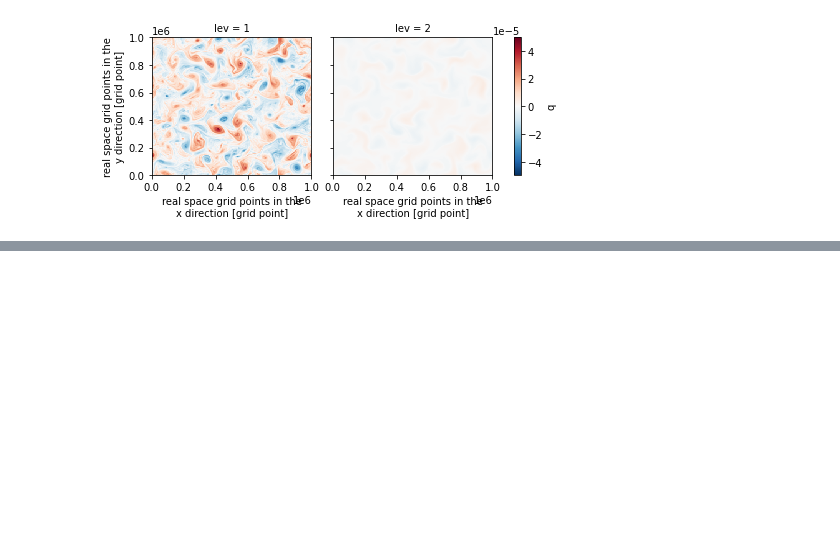
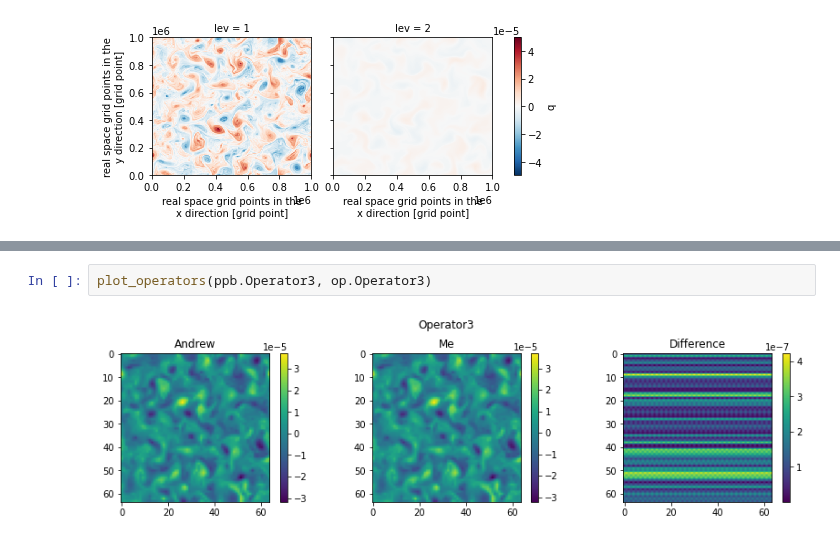
Before and after one commit to m2lines/pyqg_generative, a Jupyter notebook: notebooks/operators.ipynb, the cells around one changed output, grey strips where cells are left out. Drawn from its saved outputs; the diff is of its cells as text; blank space fills up the shorter version.

```diff
--- a/notebooks/operators.ipynb
+++ b/notebooks/operators.ipynb
@@ -107,0 +150,4 @@ op.model_filter(ds.q.isel(run=0,time=-1), 2).plot(col='lev')
+# %%
+plot_operators(ppb.Operator3, op.Operator3)
+# %% [output]
+[figure, added]
```
Also changed, not shown: parts of 14 cells of this notebook, 1 other file.
